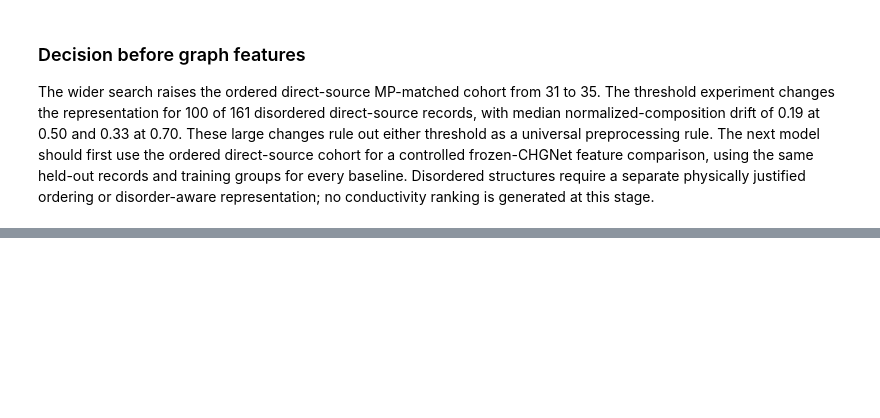
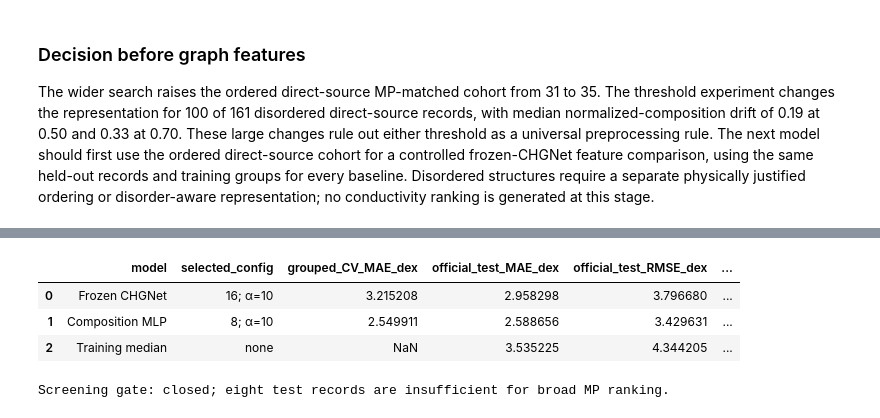
Before and after one commit to ZJYang-96485/Physics-Informed-Neural-Network-and-Multiscale-Simulations-for-Lithium-Ion-Conductors, a Jupyter notebook: battery_materials_project.ipynb, the cells around one changed output, grey strips where cells are left out. Drawn from its saved outputs; the diff is of its cells as text; code cells hidden in the pictures; blank space fills up the shorter version.

```diff
--- a/battery_materials_project.ipynb
+++ b/battery_materials_project.ipynb
@@ -2503,0 +2637,68 @@ The wider search raises the ordered direct-source MP-matched cohort from 31 to 3
+# %%
+pilot_test_predictions=pilot_test[["record_id","formula","group_linked",
+    MODEL_TARGET]].copy()
+pilot_metrics=[]
+y_pilot_train=pilot_train[MODEL_TARGET]
+y_pilot_test=pilot_test[MODEL_TARGET]
+pilot_test_predictions["training_median_prediction"]=float(y_pilot_train.median())
+
+for representation,(fit_features,test_features) in feature_sets.items():
+    config_id=int(pilot_selected.loc[
+        pilot_selected.representation.eq(representation),"config_id"
+    ].iloc[0])
+    config=head_configs[config_id]
+    members=[]
+    for seed in FINAL_ENSEMBLE_SEEDS:
+        neural_head=build_mlp(config,seed)
+        neural_head.fit(fit_features,y_pilot_train)
+        members.append(neural_head.predict(test_features))
+    prediction=np.mean(members,axis=0)
+    spread=np.std(members,axis=0,ddof=1)
+    key="chgnet" if representation=="Frozen CHGNet" else "composition"
+    pilot_test_predictions[f"{key}_prediction"]=prediction
+    pilot_test_predictions[f"{key}_ensemble_std"]=spread
+    pilot_metrics.append({"model":representation,"selected_config":config_label(config),
+        "grouped_CV_MAE_dex":float(pilot_selected.loc[
+            pilot_selected.representation.eq(representation),"MAE_dex"].iloc[0]),
+        "official_test_MAE_dex":mean_absolute_error(y_pilot_test,prediction),
+        "official_test_RMSE_dex":np.sqrt(mean_squared_error(y_pilot_test,prediction)),
+        "official_test_R2":r2_score(y_pilot_test,prediction)})
+
+median_mae=mean_absolute_error(y_pilot_test,
+    pilot_test_predictions.training_median_prediction)
+pilot_metrics.append({"model":"Training median","selected_config":"none",
+    "grouped_CV_MAE_dex":np.nan,
+    "official_test_MAE_dex":median_mae,
+    "official_test_RMSE_dex":np.sqrt(mean_squared_error(
+        y_pilot_test,pilot_test_predictions.training_median_prediction)),
+    "official_test_R2":r2_score(
+        y_pilot_test,pilot_test_predictions.training_median_prediction)})
+
+# Resample the eight held-out connected groups together; the interval is descriptive.
+rng=np.random.default_rng(RANDOM_STATE)
+groups=pilot_test.group_linked.unique()
+positions={g:np.flatnonzero(pilot_test.group_linked.to_numpy()==g) for g in groups}
+for metric in pilot_metrics:
+    column={"Frozen CHGNet":"chgnet_prediction",
+            "Composition MLP":"composition_prediction",
+            "Training median":"training_median_prediction"}[metric["model"]]
+    prediction=pilot_test_predictions[column].to_numpy()
+    sampled_maes=[]
+    for _ in range(2000):
+        draw=rng.choice(groups,size=len(groups),replace=True)
+        idx=np.concatenate([positions[g] for g in draw])
+        sampled_maes.append(mean_absolute_error(y_pilot_test.iloc[idx],prediction[idx]))
+    metric["bootstrap_MAE_95pct_low"]=np.quantile(sampled_maes,.025)
+    metric["bootstrap_MAE_95pct_high"]=np.quantile(sampled_maes,.975)
+
+pilot_metric_table=pd.DataFrame(pilot_metrics)
+pilot_test_predictions.to_csv(CHGNET_TEST_PATH,index=False)
+display(pilot_metric_table)
+assert len(pilot_test_predictions)==8
+print("Screening gate: closed; eight test records are insufficient for broad MP ranking.")
+# %% [output]
+|  | model | selected_config | grouped_CV_MAE_dex | official_test_MAE_dex | official_test_RMSE_dex | ... |
+| 0 | Frozen CHGNet | 16; α=10 | 3.215208 | 2.958298 | 3.796680 | ... |
+| 1 | Composition MLP | 8; α=10 | 2.549911 | 2.588656 | 3.429631 | ... |
+| 2 | Training median | none | NaN | 3.535225 | 4.344205 | ... |
+Screening gate: closed; eight test records are insufficient for broad MP ranking.
```
Also changed, not shown: parts of 5 cells of this notebook, 5 other files.
